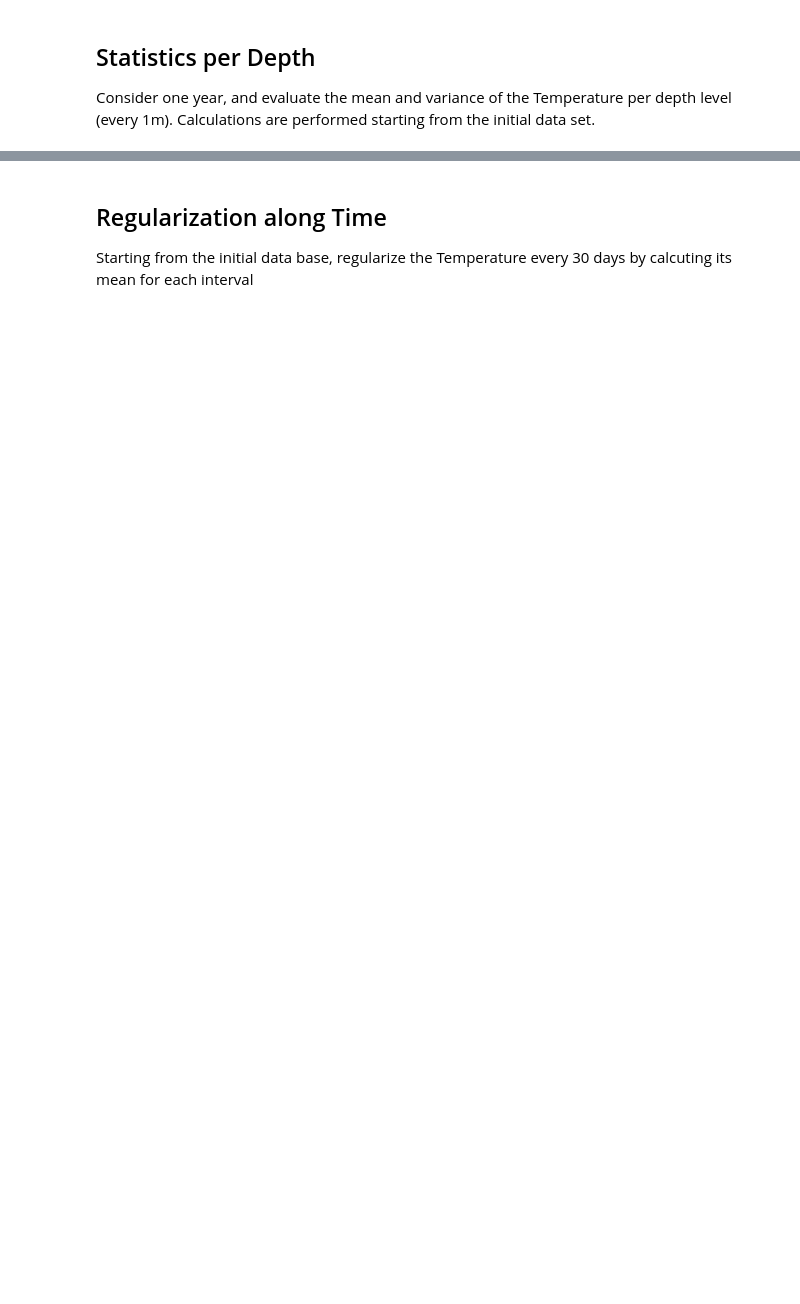
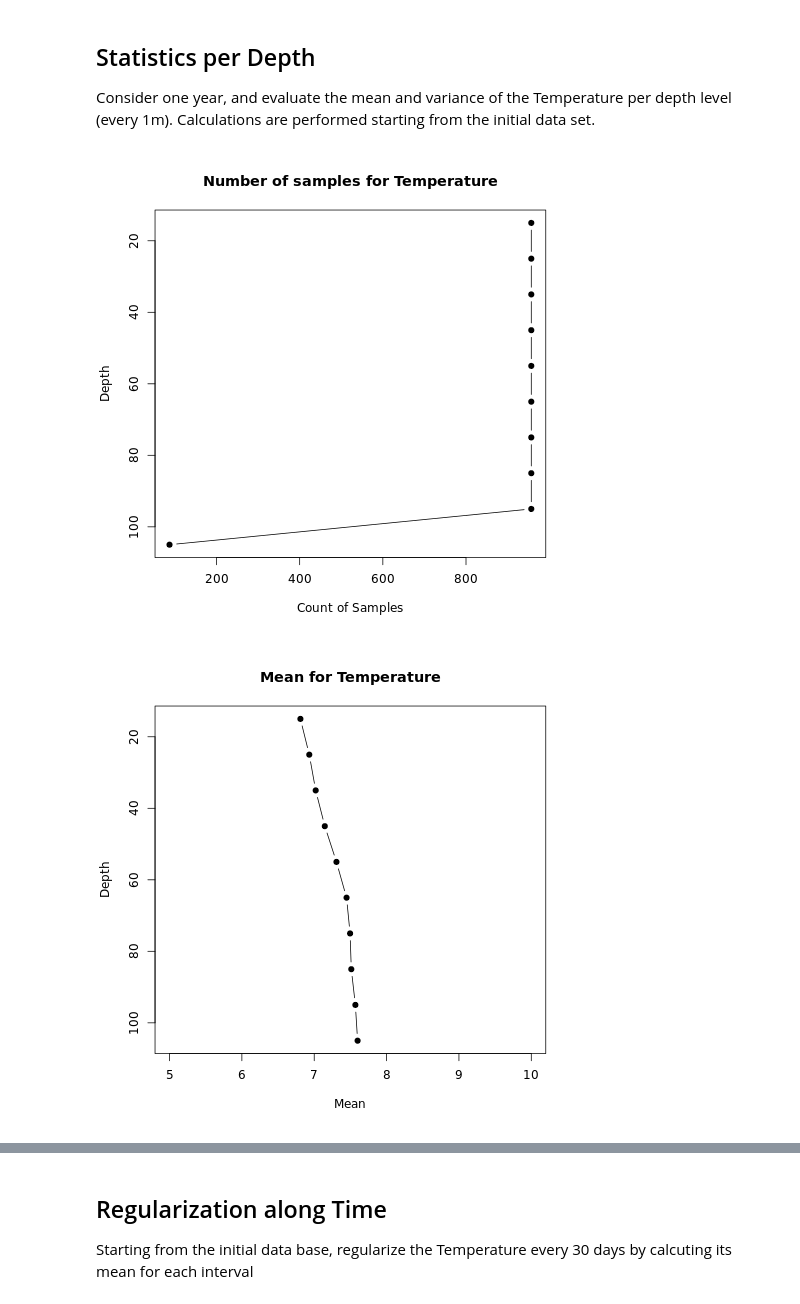
Before and after one commit to ec-intaros/iaos-showcase-app-Barents-Sea-CTD, a Jupyter notebook: Barrents sea - CTD data processing.ipynb, the cells around one changed output, grey strips where cells are left out. Saved outputs shown, nothing was run; the diff lists cells and outputs as text; code cells hidden in the pictures; blank space fills up the shorter version.

```diff
--- a/Barrents sea - CTD data processing.ipynb
+++ b/Barrents sea - CTD data processing.ipynb
@@ -379,7 +261,7 @@ print(index)
 # %%
 # Define DEPTH
 depth1 = 0
-depth2 = 30
+depth2 = 100
 depth = depth2
 # %% [markdown]
 ### Create **data_dict** dictionary
@@ -970,14 +750,42 @@ res
+# %%
+%%R
+average_depth_TEST <- function(dbin, var, depth0, ndepth, ddepth)
+{
+  depths = numeric(ndepth)
+  count  = numeric(ndepth)
+  means  = numeric(ndepth)
+  vars   = numeric(ndepth)
+
+  for (i in 1:ndepth)
+  {
+    dbin = remove_sel(dbin)
+    depths[i] = ddepth * (i + 0.5)
+    depth_lim = c(depths[i] - ddepth/2, depths[i] + ddepth/2)
+    dbin = apply_sel(dbin, depth_lim = depth_lim)
+
+    # Calculate the mean and variance
+    tab      = db.extract(dbin,var)
+    count[i] = length(tab)
+    means[i] = mean(na.omit(tab))
+    vars[i]  = var(na.omit(tab))
+  }
+  res = list(count=count, means=means, vars=vars, depths=depths)
+  res
+}
 # %%
 %%R
 # Average Temperature by depth
 date_lim  = create_limits_date(year)
 db1       = apply_sel(dbloc, date_lim = date_lim, compress = TRUE)
-res       = average_depth(db1, var, depth0 = depth1, ddepth = depth2, ndepth = 10)
+res       = average_depth_TEST(db1, var, depth0 = depth1, ndepth = 10, ddepth = 10)
 
 # Display statistics
 plot(res$count,res$depths,type="b",main=paste("Number of samples for",var),pch=19,
      xlab="Count of Samples", ylab="Depth", ylim=rev(range(res$depths)))
 plot(res$means,res$depths,type="b",main=paste("Mean for",var),pch=19,
-     xlab="Mean", ylab="Depth", ylim=rev(range(res$depths)))
+     xlab="Mean", ylab="Depth", ylim=rev(range(res$depths)), xlim=range(5,10))
 plot(res$vars ,res$depths,type="b",main=paste("Variance for",var),pch=19,
      xlab="Variance", ylab="Depth", ylim=rev(range(res$depths)))
+# %% [output]
+[figure, added]
+[figure, added]
```
Also changed, not shown: parts of 26 cells of this notebook, 1 other file.
